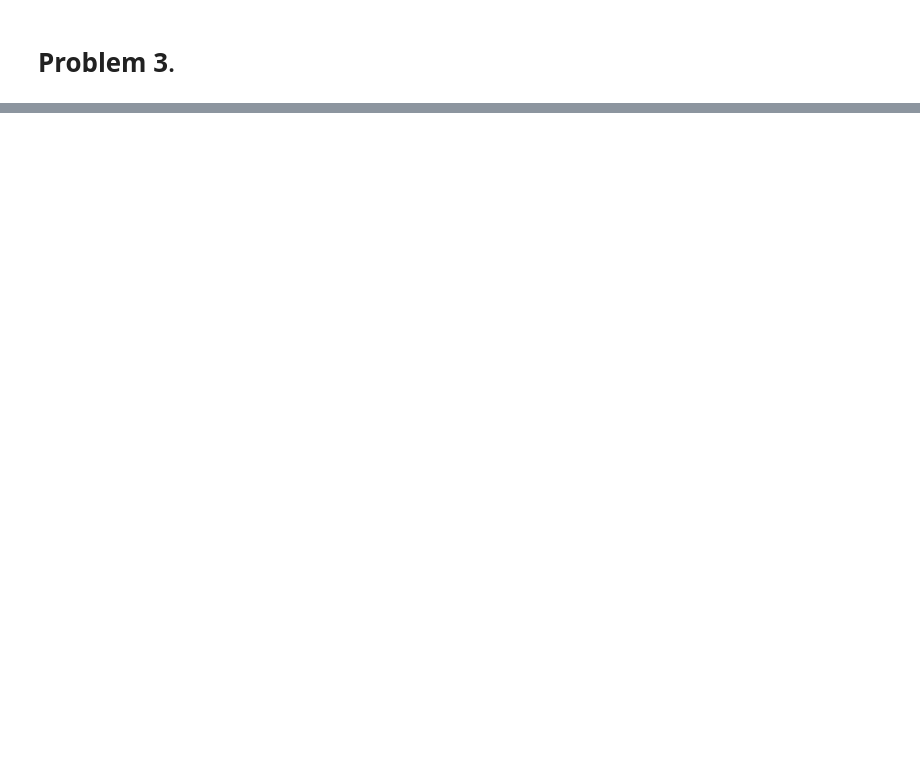
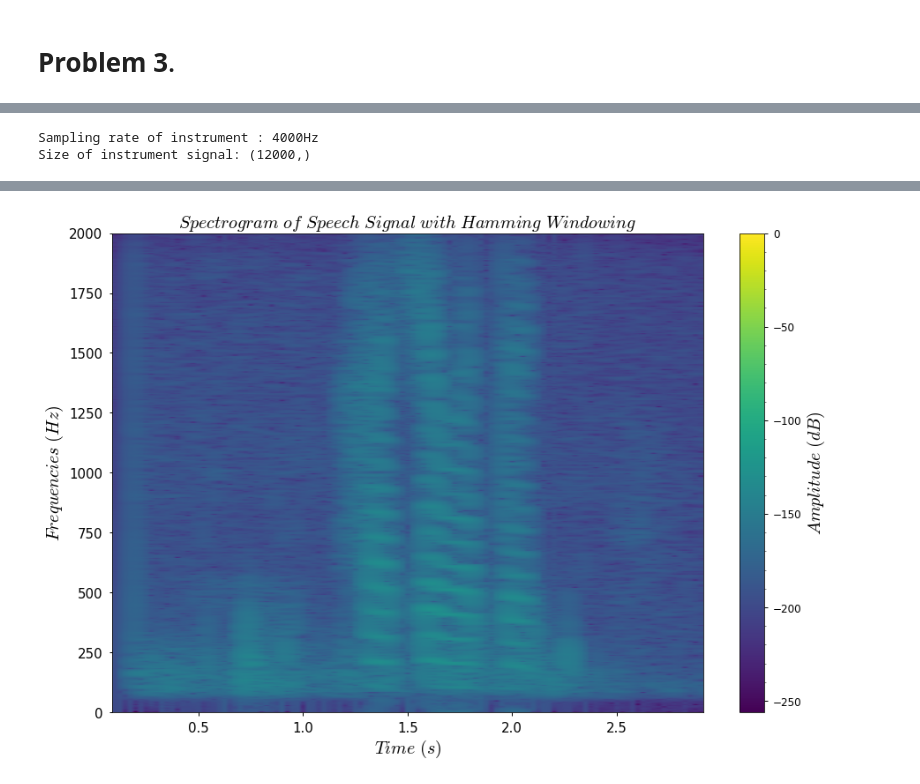
Before and after one commit to Harsha1569/DSP_Lab, a Jupyter notebook: Experiment_5/Experiment_5.ipynb, the cells around one changed output, grey strips where cells are left out. Cells and saved outputs as stored; diff of their text form; code cells hidden in the pictures; blank space fills up the shorter version.

```diff
--- a/Experiment_5/Experiment_5.ipynb
+++ b/Experiment_5/Experiment_5.ipynb
@@ -407,0 +321,37 @@ wavfile.write('recording.wav', sr, audio)
+# %%
+Fs3, recording = wavfile.read('recording.wav')
+recording = recording/32767.0
+print('Sampling rate of instrument : {}Hz'.format(Fs3))
+print('Size of instrument signal: {}'.format(recording.shape))
+
+Nosr = 800
+def specgram2d(y, N, Fs, window=None, ax=None, title=None):
+  ax = plt.axes()
+  ax.set_title(title, loc='center', wrap=True, fontsize = 20)
+  if window=='hamming':
+    ws=sp.windows.hamming(N)
+  elif window=='hanning':
+    ws=sp.windows.hanning(N)
+  elif window=='blackman':
+    ws=sp.windows.blackman(N)
+  else:
+    ws=sp.windows.boxcar(N)
+  spec, freqs, t, im = ax.specgram(y, NFFT=N, Fs=Fs, window=ws, noverlap=700, scale='dB', vmax=0)
+  ax.set_xlabel(r'$Time\ (s)$', fontsize = 20)
+  ax.set_ylabel(r'$Frequencies\ (Hz)$', fontsize = 20)
+  cbar = plt.colorbar(im, ax=ax)
+  cbar.set_label(r'$Amplitude\ (dB)$', fontsize = 20)
+  cbar.minorticks_on()
+  cbar.ax.tick_params(axis="both", labelsize = 12)
+  ax.tick_params(axis="both", labelsize = 15)
+  fig4.tight_layout()
+
+
+fig6, ax1 = plt.subplots(figsize=(15,10))
+specgram2d(recording, Nosr, Fs3, ax=ax1, window='hamming', title = r'$Spectrogram\ of\ Speech\ Signal\ with\ Hamming\ Windowing$')
+fig6.savefig('fig9.png')
+
+display(Audio(data=recording, rate=Fs3))
+# %% [output]
+Sampling rate of instrument : 4000Hz
+Size of instrument signal: (12000,)
@@ -407,0 +359 @@ wavfile.write('recording.wav', sr, audio)
+[figure, added]
```
Also changed, not shown: parts of 11 cells of this notebook.
